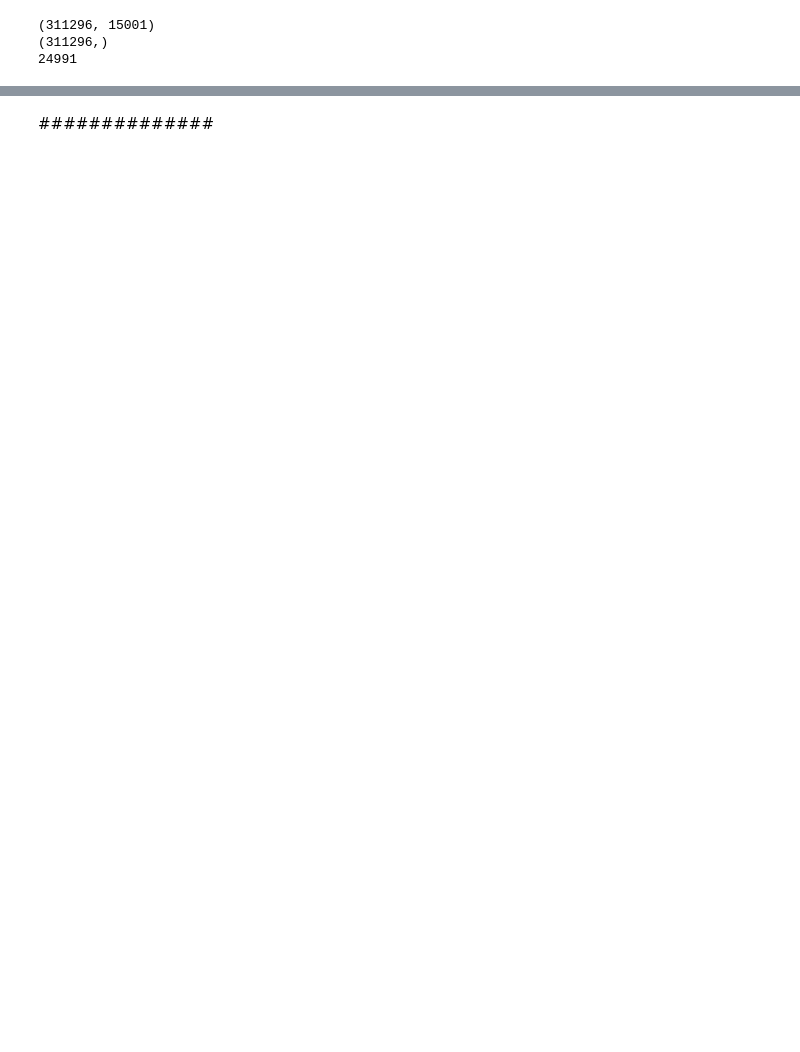
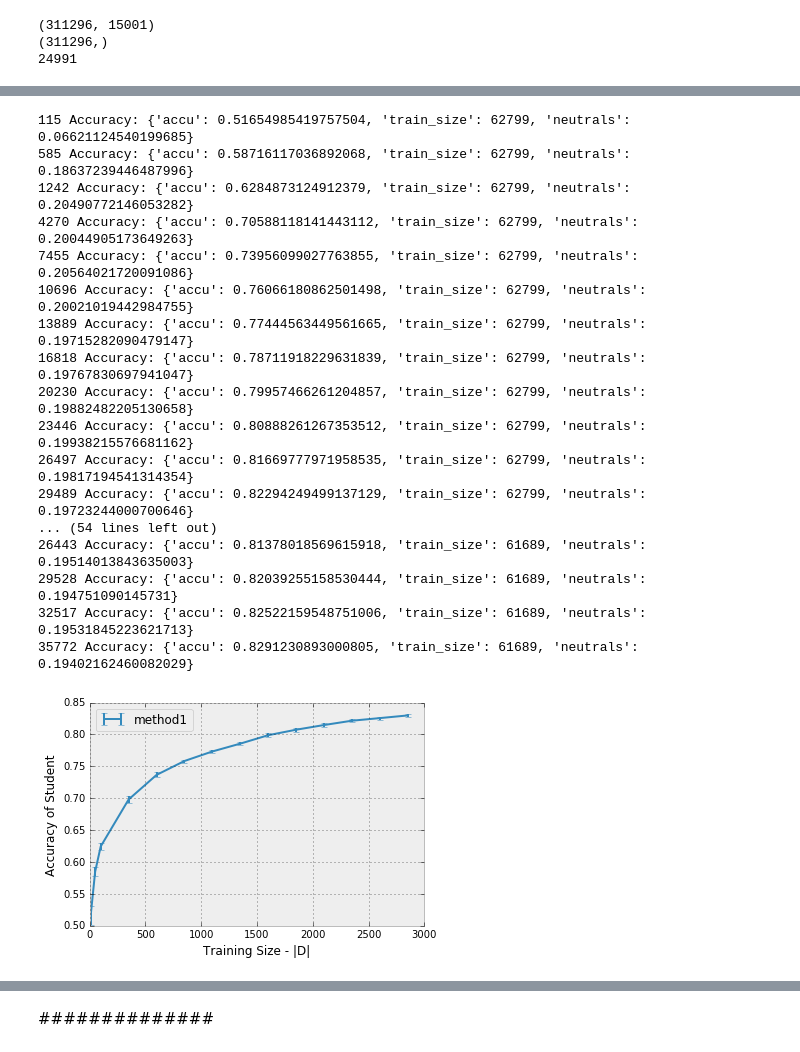
Before and after one commit to mramire8/notebooks, a Jupyter notebook: revisiting/sentence_classifier_features.ipynb, the cells around one changed output, grey strips where cells are left out. Saved outputs shown, nothing was run; the diff lists cells and outputs as text; code cells hidden in the pictures; blank space fills up the shorter version.

```diff
--- a/revisiting/sentence_classifier_features.ipynb
+++ b/revisiting/sentence_classifier_features.ipynb
@@ -515,0 +754,36 @@ scores, mean, std = experiment_v2(train_x,train_y, train_clf, test_clf, s,sent_s
+# %%
+# Test with no_context_counts
+
+# feature_no_context_counts
+# feature_context_counts
+# feature_no_context_sentiment
+# feature_context_sentiment
+
+# train_x2, train_y2, sent_len2, s_clf = load_converted_data(x, 'data_no_context_counts', fn='feature_no_context_counts')
+# print train_x2.shape
+# print train_y2.shape
+# print len(sent_len2)
+
+scores2, mean2, std2 = experiment_v2(train_x2,train_y2, train_clf, test_clf, s_clf, sent_size=sent_len, n_folds=5, train_sizes=sizes)
+dats = np.array([[s['accu'] for s in t] for t in scores2])
+exp_plot({'method1':{'mean':dats.mean(axis=0), 'std':dats.std(axis=0)}}, sizes=sizes)
+save_fig(["no_context", "counts"])
+# %% [output]
+115 Accuracy: {'accu': 0.51654985419757504, 'train_size': 62799, 'neutrals': 0.06621124540199685}
+585 Accuracy: {'accu': 0.58716117036892068, 'train_size': 62799, 'neutrals': 0.18637239446487996}
+1242 Accuracy: {'accu': 0.6284873124912379, 'train_size': 62799, 'neutrals': 0.20490772146053282}
+4270 Accuracy: {'accu': 0.70588118141443112, 'train_size': 62799, 'neutrals': 0.20044905173649263}
+7455 Accuracy: {'accu': 0.73956099027763855, 'train_size': 62799, 'neutrals': 0.20564021720091086}
+10696 Accuracy: {'accu': 0.76066180862501498, 'train_size': 62799, 'neutrals': 0.20021019442984755}
+13889 Accuracy: {'accu': 0.77444563449561665, 'train_size': 62799, 'neutrals': 0.19715282090479147}
+16818 Accuracy: {'accu': 0.78711918229631839, 'train_size': 62799, 'neutrals': 0.19767830697941047}
+20230 Accuracy: {'accu': 0.79957466261204857, 'train_size': 62799, 'neutrals': 0.19882482205130658}
+23446 Accuracy: {'accu': 0.80888261267353512, 'train_size': 62799, 'neutrals': 0.19938215576681162}
+26497 Accuracy: {'accu': 0.81669777971958535, 'train_size': 62799, 'neutrals': 0.19817194541314354}
+29489 Accuracy: {'accu': 0.82294249499137129, 'train_size': 62799, 'neutrals': 0.19723244000700646}
+... (54 lines left out)
+26443 Accuracy: {'accu': 0.81378018569615918, 'train_size': 61689, 'neutrals': 0.19514013843635003}
+29528 Accuracy: {'accu': 0.82039255158530444, 'train_size': 61689, 'neutrals': 0.194751090145731}
+32517 Accuracy: {'accu': 0.82522159548751006, 'train_size': 61689, 'neutrals': 0.19531845223621713}
+35772 Accuracy: {'accu': 0.8291230893000805, 'train_size': 61689, 'neutrals': 0.19402162460082029}
+[figure, added]
```
Also changed, not shown: parts of 38 cells of this notebook, 3 other files.
